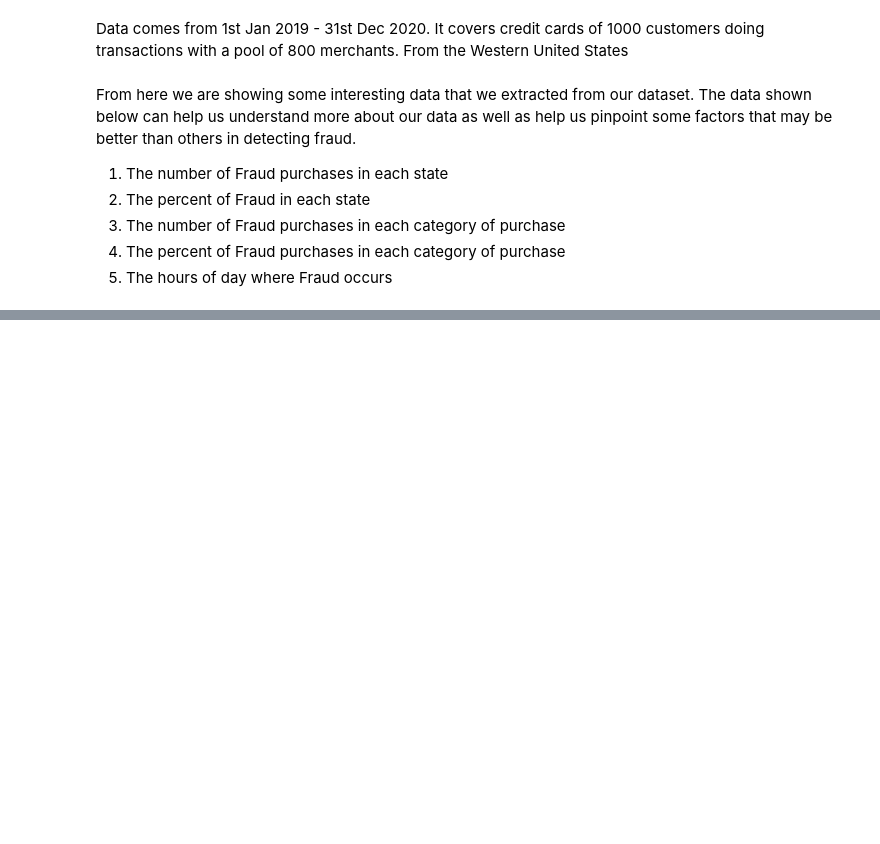
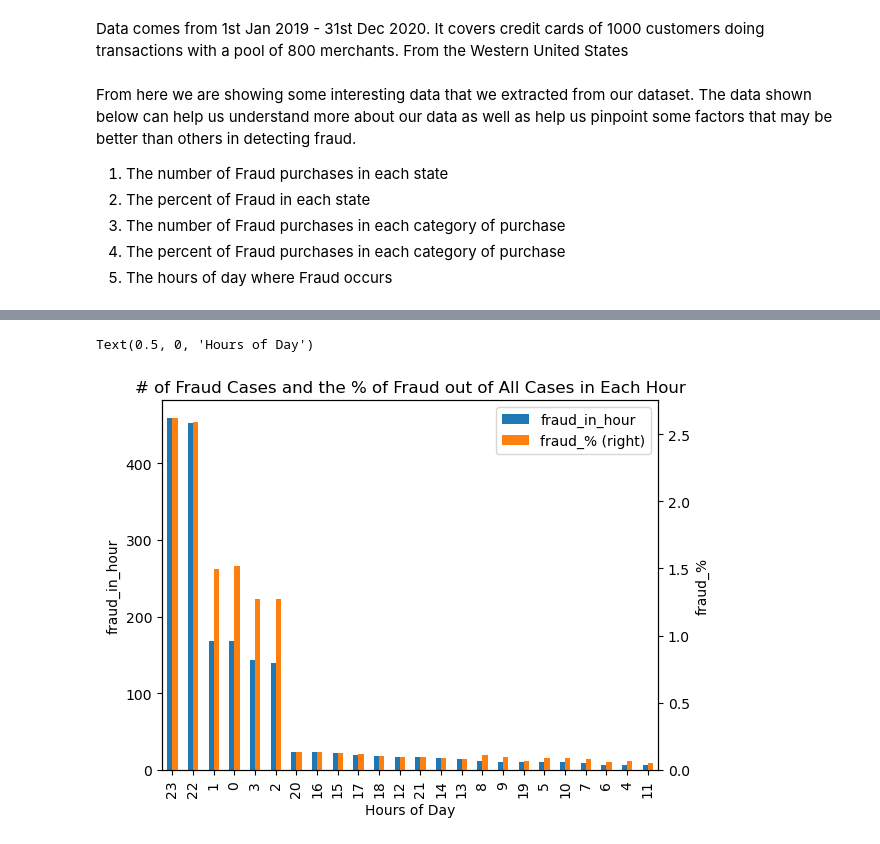
Before and after one commit to jalikens/CS484-DMA, a Jupyter notebook: Data_charts.ipynb, the cells around one changed output, grey strips where cells are left out. Saved outputs shown, nothing was run; the diff lists cells and outputs as text; code cells hidden in the pictures; blank space fills up the shorter version.

```diff
--- a/Data_charts.ipynb
+++ b/Data_charts.ipynb
@@ -74,0 +58,12 @@ NameError: name 'data' is not defined
+# %%
+fraud_hour_df = pd.DataFrame({'fraud_in_hour': data.query('is_fraud==1')['hour_of_transaction'].value_counts(),
+                               'fraud_%' : data.query('is_fraud==1')['hour_of_transaction'].value_counts()/data['hour_of_transaction'].value_counts()*100})
+fraud_hour_df = fraud_hour_df.sort_values('fraud_in_hour', ascending=False)
+ax = fraud_hour_df.plot.bar(secondary_y = ['fraud_%'])
+ax.set_ylabel('fraud_in_hour')
+ax.right_ax.set_ylabel('fraud_%')
+ax.set_title('# of Fraud Cases and the % of Fraud out of All Cases in Each Hour')
+ax.set_xlabel('Hours of Day')
+# %% [output]
+Text(0.5, 0, 'Hours of Day')
+[figure, added]
```
Also changed, not shown: parts of 11 cells of this notebook, 1 other file.
